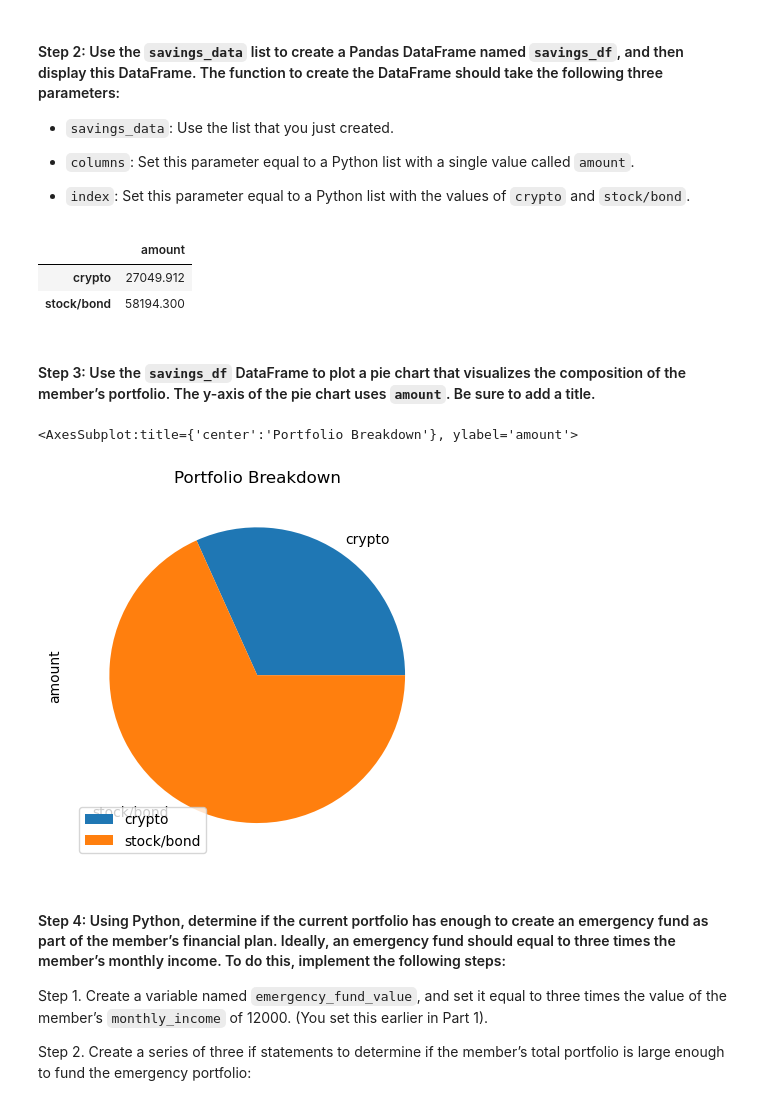
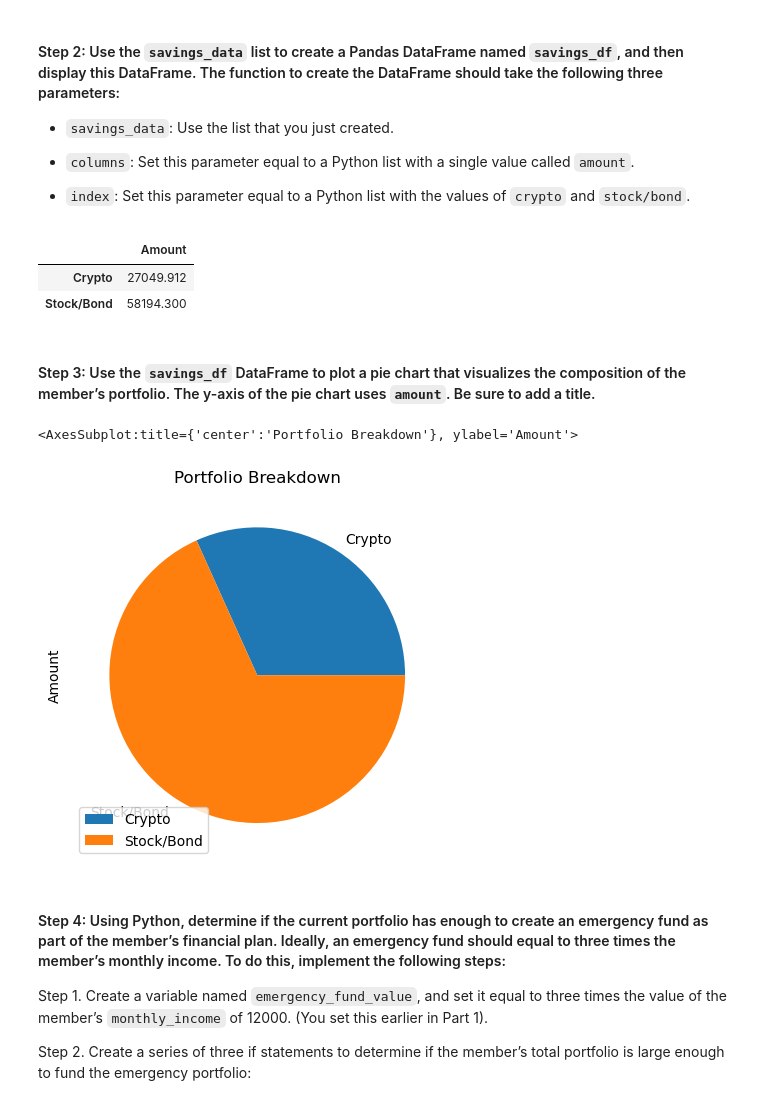
Before and after one commit to brianwander/Monte_Carlo_Forecasting, a Jupyter notebook: financial_planning_tools.ipynb, the cells around one changed output. Cells and saved outputs as stored; diff of their text form; code cells hidden in the pictures.

```diff
--- a/financial_planning_tools.ipynb
+++ b/financial_planning_tools.ipynb
@@ -313,21 +311,21 @@ savings_data
 - `index`: Set this parameter equal to a Python list with the values of `crypto` and `stock/bond`.
 # %%
 # Create a Pandas DataFrame called savings_df
-savings_df=pd.DataFrame(savings_data,columns=['amount'],index=['crypto','stock/bond'])
+savings_df=pd.DataFrame(savings_data,columns=['Amount'],index=['Crypto','Stock/Bond']) #Creating the dataframe with one column labeled amount and two rows labeled crypto and stock/bond
 
 # Display the savings_df DataFrame
 savings_df
 # %% [output]
-|  | amount |
-| crypto | 27049.912 |
-| stock/bond | 58194.300 |
+|  | Amount |
+| Crypto | 27049.912 |
+| Stock/Bond | 58194.300 |
 # %% [markdown]
 #### Step 3: Use the `savings_df` DataFrame to plot a pie chart that visualizes the composition of the member’s portfolio. The y-axis of the pie chart uses `amount`. Be sure to add a title.
 # %%
 # Plot the total value of the member's portfolio (crypto and stock/bond) in a pie chart
-savings_df.plot.pie(title="Portfolio Breakdown",y="amount")
+savings_df.plot.pie(title="Portfolio Breakdown",y="Amount")
 # %% [output]
-<AxesSubplot:title={'center':'Portfolio Breakdown'}, ylabel='amount'>
+<AxesSubplot:title={'center':'Portfolio Breakdown'}, ylabel='Amount'>
 [figure]
 # %% [markdown]
 #### Step 4: Using Python, determine if the current portfolio has enough to create an emergency fund as part of the member’s financial plan. Ideally, an emergency fund should equal to three times the member’s monthly income. To do this, implement the following steps:
```
Also changed, not shown: parts of 21 cells of this notebook.
